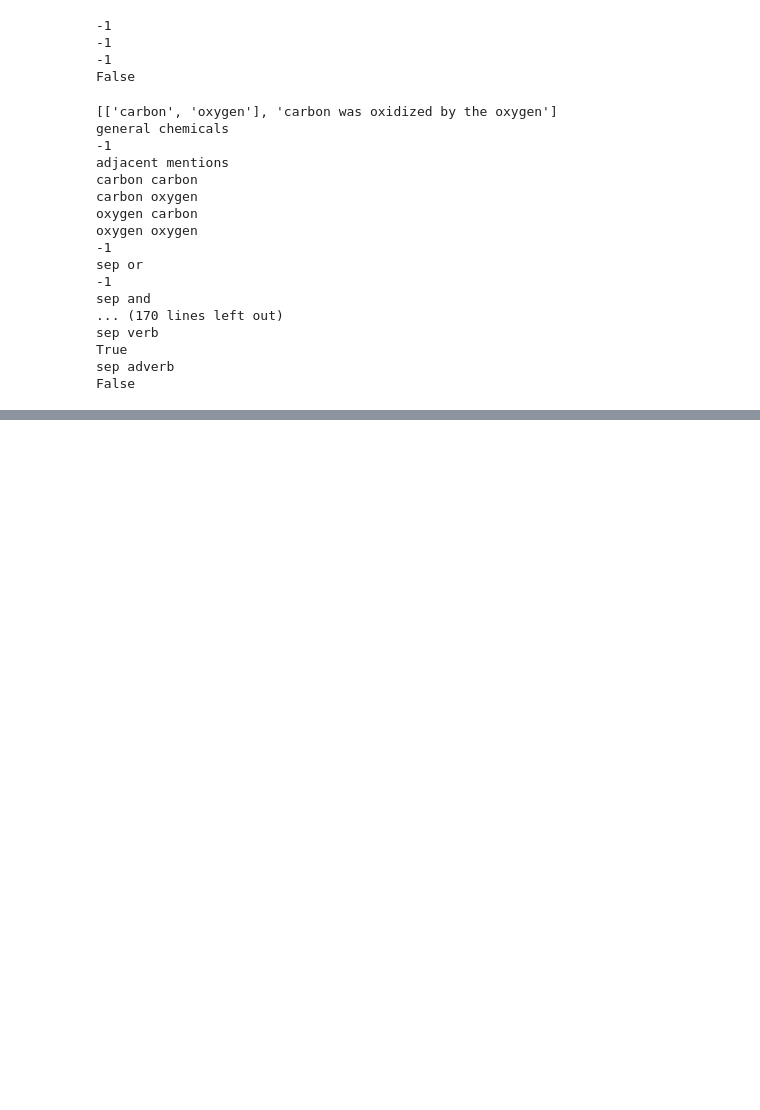
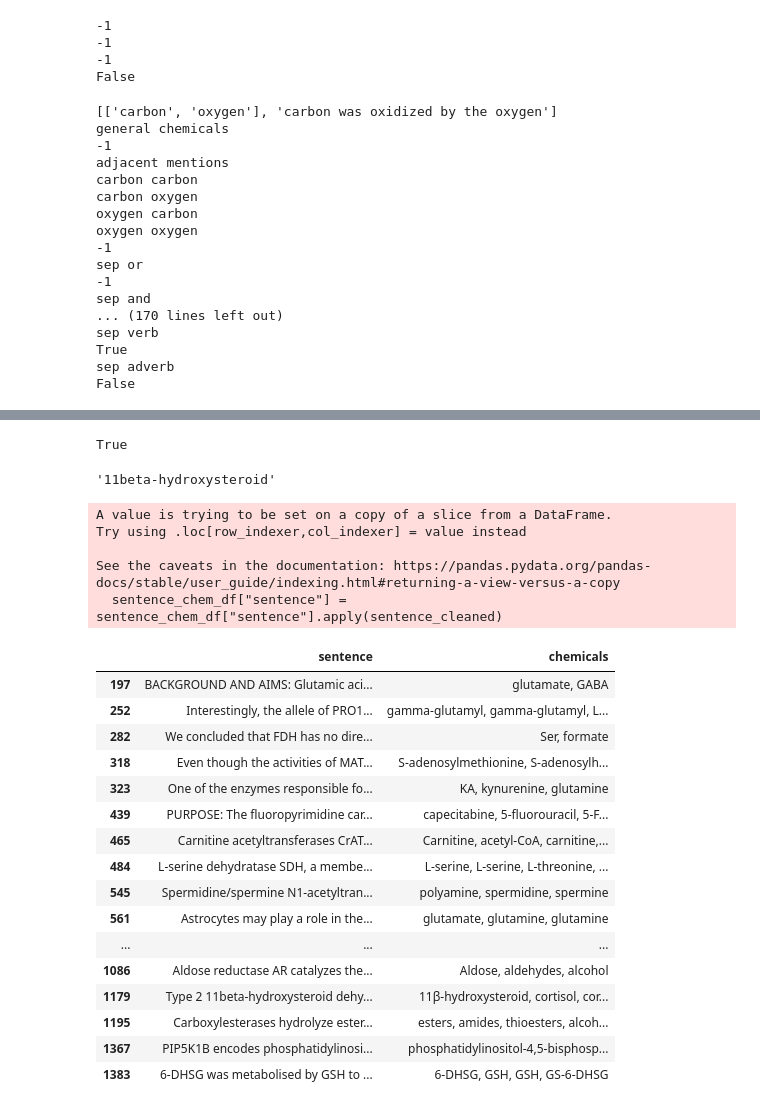
Before and after one commit to starcassie/iGEM, a Jupyter notebook: snorkle_labeling_functions.ipynb, the cells around one changed output, grey strips where cells are left out. Cells and saved outputs as stored; diff of their text form; code cells hidden in the pictures; blank space fills up the shorter version.

Commit message:
updated with new test cases and cleaning

```diff
--- a/snorkle_labeling_functions.ipynb
+++ b/snorkle_labeling_functions.ipynb
@@ -314,3 +297,9 @@ sep verb
 True
 sep adverb
 False
+# %%
+sentence_df = pd.read_csv("sentence_data_cleaned_jacob.csv")
+sentence_with_chem_df = sentence_df.dropna()
+several_chem_df = sentence_with_chem_df.loc[sentence_with_chem_df["chemicals"].str.contains(",")]
+# %%
+sentence_chem_df = several_chem_df[["sentence", "chemicals"]]
@@ -316,0 +363,14 @@ False
+# %%
+'β' in greek_alphabet.keys()
+# %% [output]
+True
+# %%
+def remove_greek(words):
+    for letter in greek_alphabet.keys():
+        words = words.replace(letter, greek_alphabet[letter])
+    return words
+# %%
+# greek test
+remove_greek("11β-hydroxysteroid")
+# %% [output]
+'11beta-hydroxysteroid'
@@ -316,0 +383,34 @@ False
+# %%
+def sentence_cleaned(sentence):
+    sentence = remove_greek(sentence)
+    sentence = sentence.replace(".", "")
+    sentence = sentence.replace(")", "")
+    sentence = sentence.replace("(", "")
+    sentence = sentence.replace(";", "")
+    return sentence
+# %%
+sentence_chem_df["sentence"] = sentence_chem_df["sentence"].apply(sentence_cleaned)
+sentence_chem_df
+# %% [output]
+A value is trying to be set on a copy of a slice from a DataFrame.
+Try using .loc[row_indexer,col_indexer] = value instead
+
+See the caveats in the documentation: https://pandas.pydata.org/pandas-docs/stable/user_guide/indexing.html#returning-a-view-versus-a-copy
+  sentence_chem_df["sentence"] = sentence_chem_df["sentence"].apply(sentence_cleaned)
+|  | sentence | chemicals |
+| 197 | BACKGROUND AND AIMS: Glutamic aci... | glutamate, GABA |
+| 252 | Interestingly, the allele of PRO1... | gamma-glutamyl, gamma-glutamyl, L... |
+| 282 | We concluded that FDH has no dire... | Ser, formate |
+| 318 | Even though the activities of MAT... | S-adenosylmethionine, S-adenosylh... |
+| 323 | One of the enzymes responsible fo... | KA, kynurenine, glutamine |
+| 439 | PURPOSE: The fluoropyrimidine car... | capecitabine, 5-fluorouracil, 5-F... |
+| 465 | Carnitine acetyltransferases CrAT... | Carnitine, acetyl-CoA, carnitine,... |
+| 484 | L-serine dehydratase SDH, a membe... | L-serine, L-serine, L-threonine, ... |
+| 545 | Spermidine/spermine N1-acetyltran... | polyamine, spermidine, spermine |
+| 561 | Astrocytes may play a role in the... | glutamate, glutamine, glutamine |
+| ... | ... | ... |
+| 1086 | Aldose reductase AR catalyzes the... | Aldose, aldehydes, alcohol |
+| 1179 | Type 2 11beta-hydroxysteroid dehy... | 11β-hydroxysteroid, cortisol, cor... |
+| 1195 | Carboxylesterases hydrolyze ester... | esters, amides, thioesters, alcoh... |
+| 1367 | PIP5K1B encodes phosphatidylinosi... | phosphatidylinositol-4,5-bisphosp... |
+| 1383 | 6-DHSG was metabolised by GSH to ... | 6-DHSG, GSH, GSH, GS-6-DHSG |
```
Also changed, not shown: parts of 5 cells of this notebook, 1 other file.
